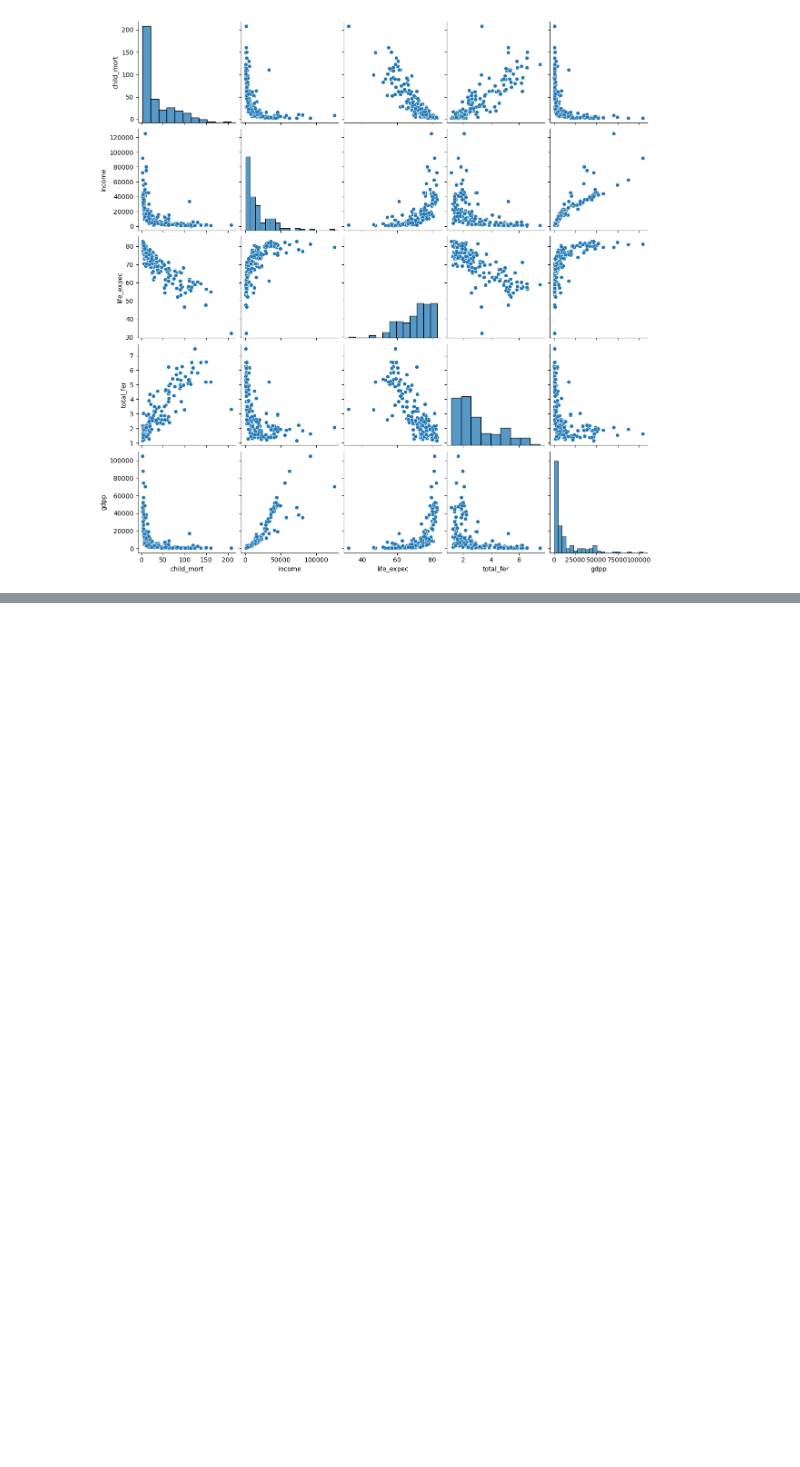
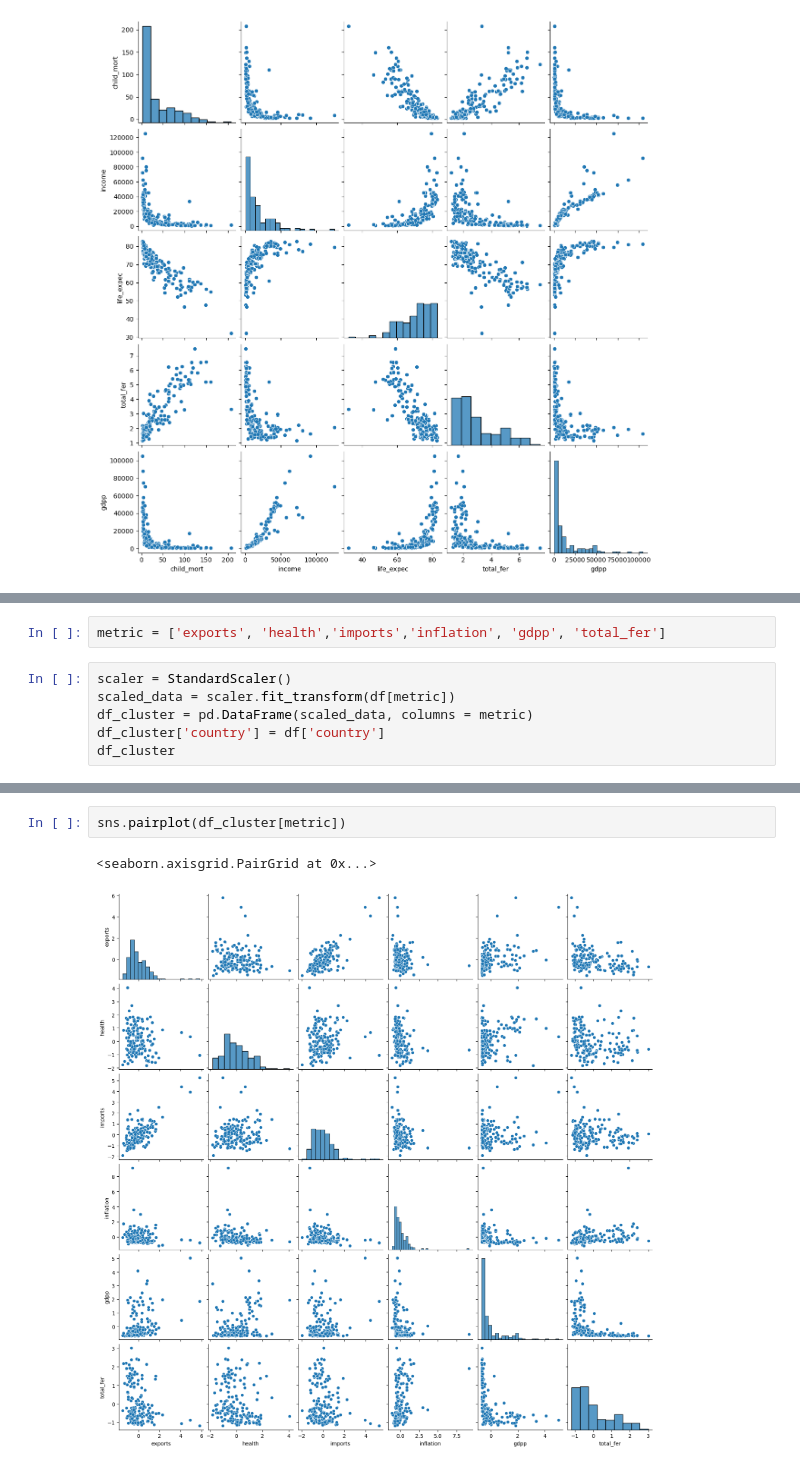
Before and after one commit to EugeneSt27/Machine-learning, a Jupyter notebook: Lab4/Lab4.ipynb, the cells around one changed output, grey strips where cells are left out. Cells and saved outputs as stored; diff of their text form; blank space fills up the shorter version.

```diff
--- a/Lab4/Lab4.ipynb
+++ b/Lab4/Lab4.ipynb
@@ -115,0 +152,8 @@ sns.pairplot(df[corr_features])
+# %%
+metric = ['exports', 'health','imports','inflation', 'gdpp', 'total_fer']
+# %%
+scaler = StandardScaler()
+scaled_data = scaler.fit_transform(df[metric])
+df_cluster = pd.DataFrame(scaled_data, columns = metric)
+df_cluster['country'] = df['country']
+df_cluster
@@ -115,0 +174,5 @@ sns.pairplot(df[corr_features])
+# %%
+sns.pairplot(df_cluster[metric])
+# %% [output]
+<seaborn.axisgrid.PairGrid at 0x...>
+[figure, added]
```
Also changed, not shown: parts of 41 cells of this notebook.
